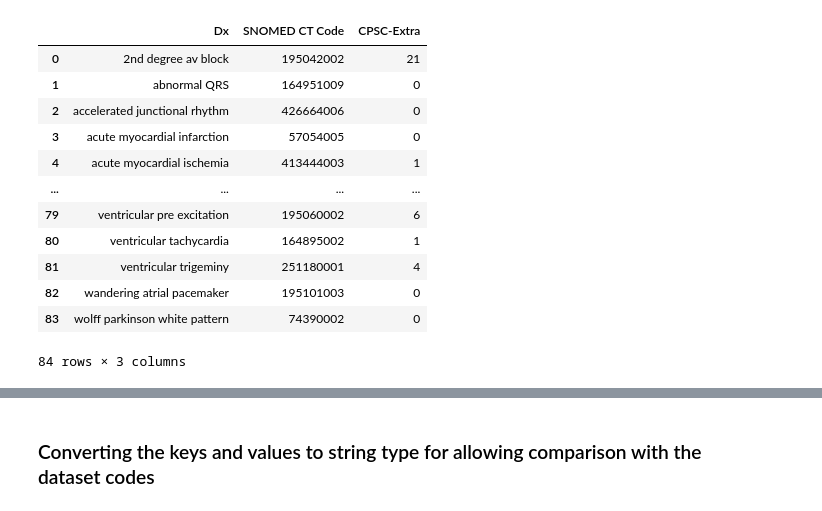
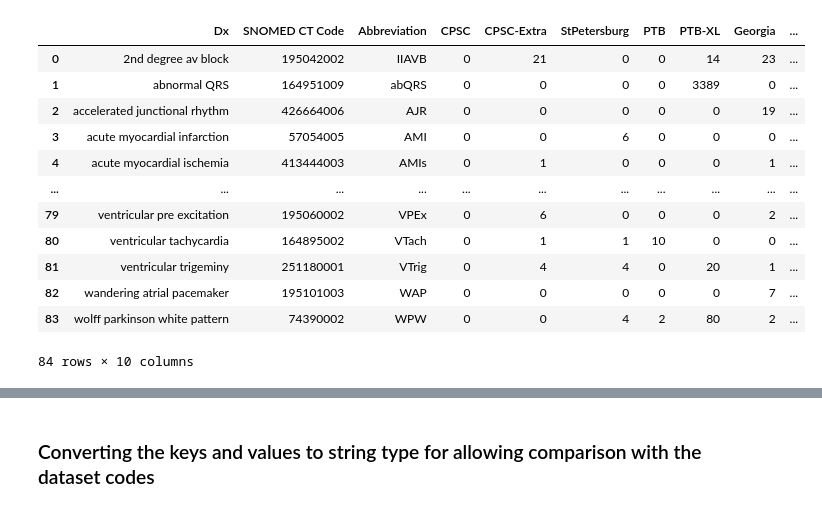
Before and after one commit to subhadeep-sg/ecg-classification, a Jupyter notebook: ecg_classification.ipynb, the cells around one changed output, grey strips where cells are left out. Drawn from its saved outputs; the diff is of its cells as text; code cells hidden in the pictures.

```diff
--- a/ecg_classification.ipynb
+++ b/ecg_classification.ipynb
@@ -99,17 +136,17 @@ mappings_scored
 # %%
-mappings_unscored = pd.read_csv("CPSC_extra/SNOMED_mappings_unscored.csv", sep=";",usecols = ['Dx','SNOMED CT Code','CPSC-Extra'])
+mappings_unscored = pd.read_csv("../input/physionet-snomed-mappings/SNOMED_mappings_unscored.csv", sep=";")#,usecols = ['Dx','SNOMED CT Code','CPSC-Extra'])
 mappings_unscored
 # %% [output]
-|  | Dx | SNOMED CT Code | CPSC-Extra |
-| 0 | 2nd degree av block | 195042002 | 21 |
-| 1 | abnormal QRS | 164951009 | 0 |
-| 2 | accelerated junctional rhythm | 426664006 | 0 |
-| 3 | acute myocardial infarction | 57054005 | 0 |
-| 4 | acute myocardial ischemia | 413444003 | 1 |
-| ... | ... | ... | ... |
-| 79 | ventricular pre excitation | 195060002 | 6 |
-| 80 | ventricular tachycardia | 164895002 | 1 |
-| 81 | ventricular trigeminy | 251180001 | 4 |
-| 82 | wandering atrial pacemaker | 195101003 | 0 |
-| 83 | wolff parkinson white pattern | 74390002 | 0 |
+|  | Dx | SNOMED CT Code | Abbreviation | CPSC | CPSC-Extra | StPetersburg | PTB | PTB-XL | Georgia | ... |
+| 0 | 2nd degree av block | 195042002 | IIAVB | 0 | 21 | 0 | 0 | 14 | 23 | ... |
+| 1 | abnormal QRS | 164951009 | abQRS | 0 | 0 | 0 | 0 | 3389 | 0 | ... |
+| 2 | accelerated junctional rhythm | 426664006 | AJR | 0 | 0 | 0 | 0 | 0 | 19 | ... |
+| 3 | acute myocardial infarction | 57054005 | AMI | 0 | 0 | 6 | 0 | 0 | 0 | ... |
+| 4 | acute myocardial ischemia | 413444003 | AMIs | 0 | 1 | 0 | 0 | 0 | 1 | ... |
+| ... | ... | ... | ... | ... | ... | ... | ... | ... | ... | ... |
+| 79 | ventricular pre excitation | 195060002 | VPEx | 0 | 6 | 0 | 0 | 0 | 2 | ... |
+| 80 | ventricular tachycardia | 164895002 | VTach | 0 | 1 | 1 | 10 | 0 | 0 | ... |
+| 81 | ventricular trigeminy | 251180001 | VTrig | 0 | 4 | 4 | 0 | 20 | 1 | ... |
+| 82 | wandering atrial pacemaker | 195101003 | WAP | 0 | 0 | 0 | 0 | 0 | 7 | ... |
+| 83 | wolff parkinson white pattern | 74390002 | WPW | 0 | 0 | 4 | 2 | 80 | 2 | ... |
-84 rows × 3 columns
+84 rows × 10 columns
```
Also changed, not shown: parts of 60 cells of this notebook, 2 other files.
